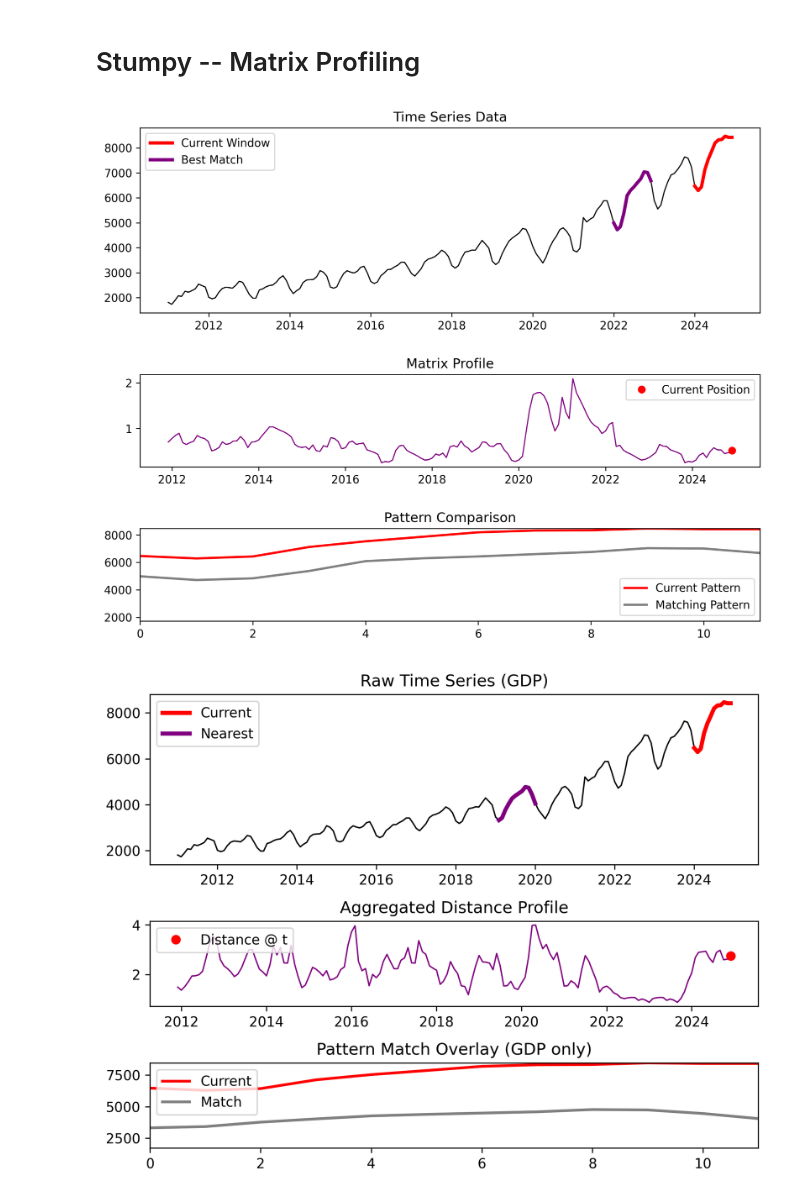
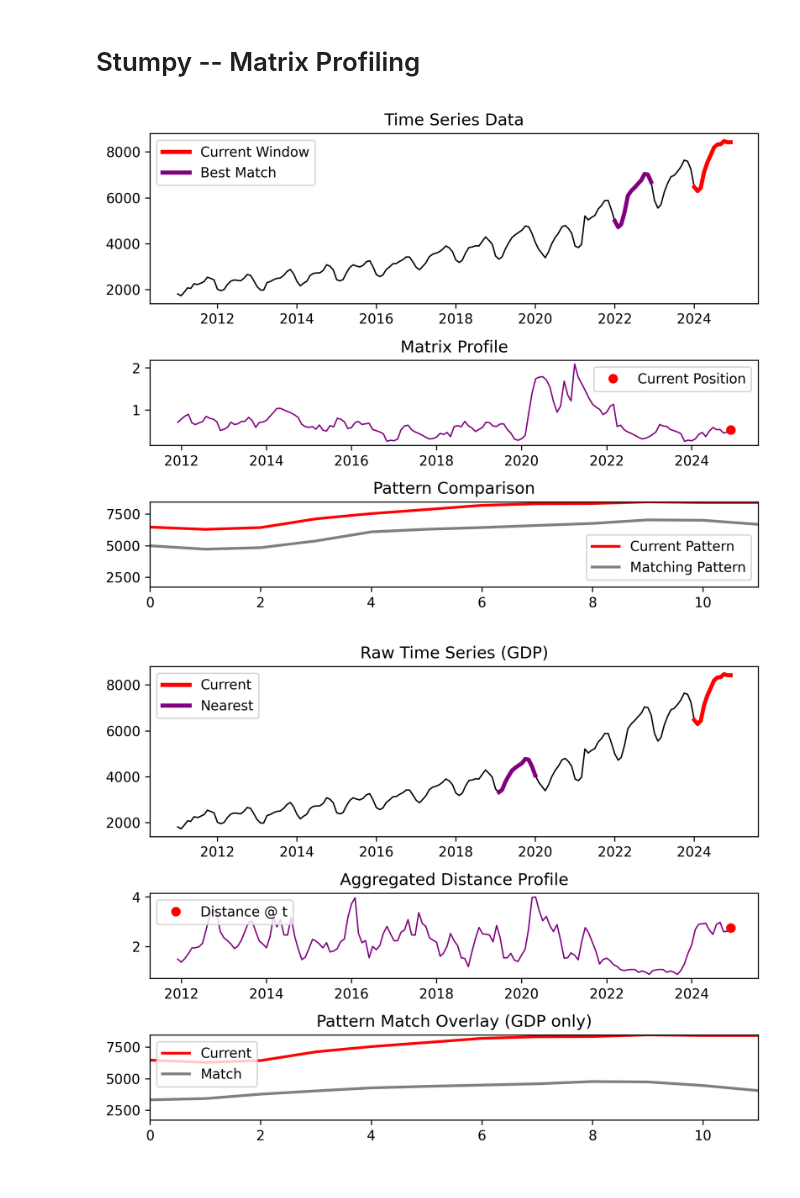
Before and after one commit to DavitGamtenadze/ISET_CPD_Business_Cycle, a Jupyter notebook: notebooks/CPD_of_business_cycles.ipynb, the cells around one changed output. Cells and saved outputs as stored; diff of their text form; code cells hidden in the pictures.

```diff
--- a/notebooks/CPD_of_business_cycles.ipynb
+++ b/notebooks/CPD_of_business_cycles.ipynb
@@ -240,7 +240,7 @@ matches = matrix_profile[:, 1].astype(int)  # Nearest neighbor indices
 # Set up figure with 3 subplots
 fig, (ax_timeseries, ax_profile, ax_patterns) = plt.subplots(
     3, 1,
-    figsize=(10, 8),
+    figsize=(8, 6),
     gridspec_kw={'height_ratios': [2, 1, 1]},
     dpi=300
 )
@@ -285,34 +285,34 @@ def update_frame(frame):
     curr_start, curr_end = t, t + m
     match_start = matches[t]
     match_end = match_start + m
 
     # Update time series highlights
     current_window.set_data(dates[curr_start:curr_end], y[curr_start:curr_end])
     matching_window.set_data(dates[match_start:match_end], y[match_start:match_end])
 
     # Update profile marker
     current_point.set_data([dates[frame]], [distances[t]])
 
     # Update pattern overlay
     x_pattern = np.arange(m)
     current_pattern.set_data(x_pattern, y[curr_start:curr_end])
     matching_pattern.set_data(x_pattern, y[match_start:match_end])
 
     return [current_window, matching_window, current_point,
             current_pattern, matching_pattern]
 
 # Create and save animation
 anim = animation.FuncAnimation(
     fig, update_frame,
     frames=len(dates),
     init_func=init_animation,
     blit=True,
     interval=150
 )
 
 anim.save('../images/matrix_profile_1D.gif', writer=PillowWriter(fps=10))
 # %% [output]
-[figure, old version]
+[figure, new version]
 # %%
 y_gdp = df['GDP_at_market_prices_monthly'].values
 T = len(dates)
```
Also changed, not shown: 19 other files.
